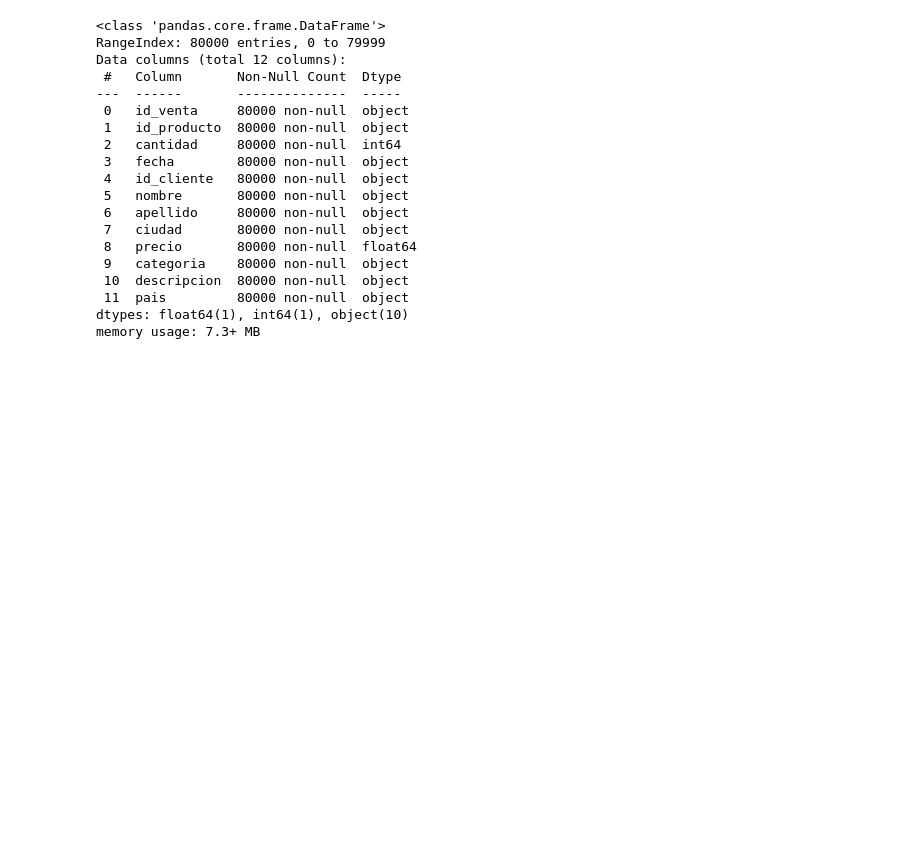
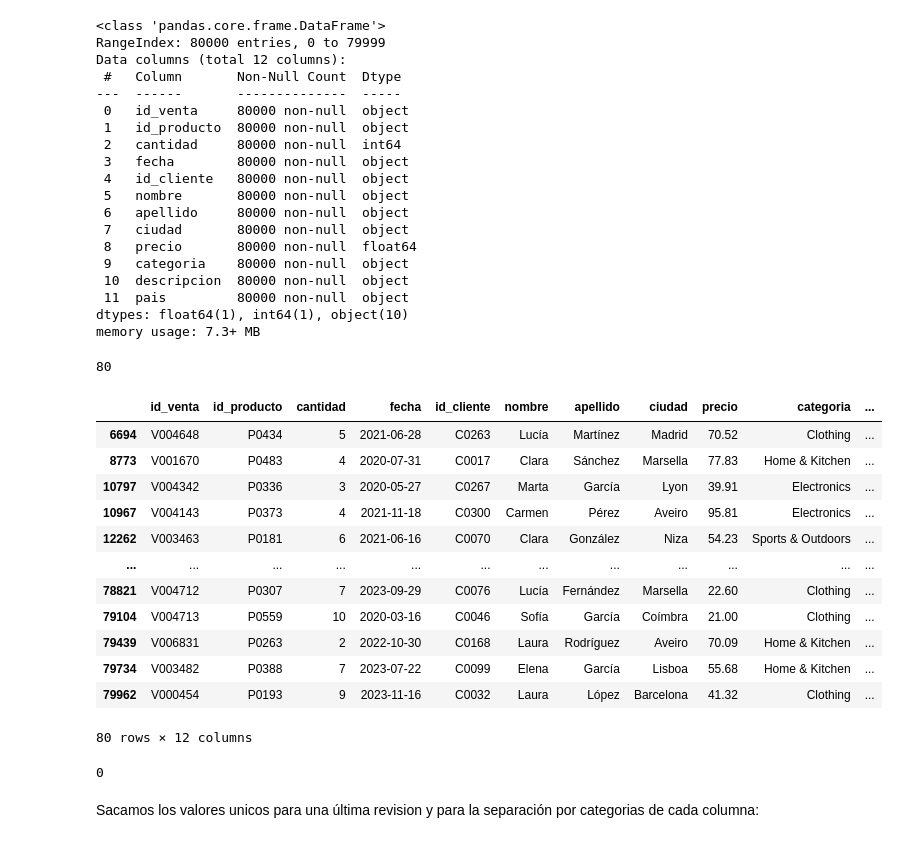
Before and after one commit to Margamtr/Proyect_DTS, a Jupyter notebook: revision_datos.ipynb, the cells around one changed output. Drawn from its saved outputs; the diff is of its cells as text; code cells hidden in the pictures; blank space fills up the shorter version.

```diff
--- a/revision_datos.ipynb
+++ b/revision_datos.ipynb
@@ -179,3 +179,26 @@ memory usage: 7.3+ MB
 # %%
 #Procedemos a guardar el df _limpio:
 merge2_dfs.to_csv('clientes_productos_ventas.csv')
+# %%
+#Revisamos las filas duplicadas:
+merge2_dfs.duplicated().sum()
+# %% [output]
+80
+# %%
+#Queremos saber cuales son las filas duplicadas para su revisión:
+duplicados=merge2_dfs[merge2_dfs.duplicated()]
+duplicados
+# %% [output]
+|  | id_venta | id_producto | cantidad | fecha | id_cliente | nombre | apellido | ciudad | precio | categoria | ... |
+| 6694 | V004648 | P0434 | 5 | 2021-06-28 | C0263 | Lucía | Martínez | Madrid | 70.52 | Clothing | ... |
+| 8773 | V001670 | P0483 | 4 | 2020-07-31 | C0017 | Clara | Sánchez | Marsella | 77.83 | Home & Kitchen | ... |
+| 10797 | V004342 | P0336 | 3 | 2020-05-27 | C0267 | Marta | García | Lyon | 39.91 | Electronics | ... |
+| 10967 | V004143 | P0373 | 4 | 2021-11-18 | C0300 | Carmen | Pérez | Aveiro | 95.81 | Electronics | ... |
+| 12262 | V003463 | P0181 | 6 | 2021-06-16 | C0070 | Clara | González | Niza | 54.23 | Sports & Outdoors | ... |
+| ... | ... | ... | ... | ... | ... | ... | ... | ... | ... | ... | ... |
+| 78821 | V004712 | P0307 | 7 | 2023-09-29 | C0076 | Lucía | Fernández | Marsella | 22.60 | Clothing | ... |
+| 79104 | V004713 | P0559 | 10 | 2020-03-16 | C0046 | Sofía | García | Coímbra | 21.00 | Clothing | ... |
+| 79439 | V006831 | P0263 | 2 | 2022-10-30 | C0168 | Laura | Rodríguez | Aveiro | 70.09 | Home & Kitchen | ... |
+| 79734 | V003482 | P0388 | 7 | 2023-07-22 | C0099 | Elena | García | Lisboa | 55.68 | Home & Kitchen | ... |
+| 79962 | V000454 | P0193 | 9 | 2023-11-16 | C0032 | Laura | López | Barcelona | 41.32 | Clothing | ... |
+80 rows × 12 columns
@@ -181,0 +208,6 @@ merge2_dfs.to_csv('clientes_productos_ventas.csv')
+# %%
+df_limpio.duplicated().sum()
+# %% [output]
+0
+# %% [markdown]
+Sacamos los valores unicos para una última revision y para la separación por categorias de cada columna:
```
Also changed, not shown: parts of 6 cells of this notebook.
